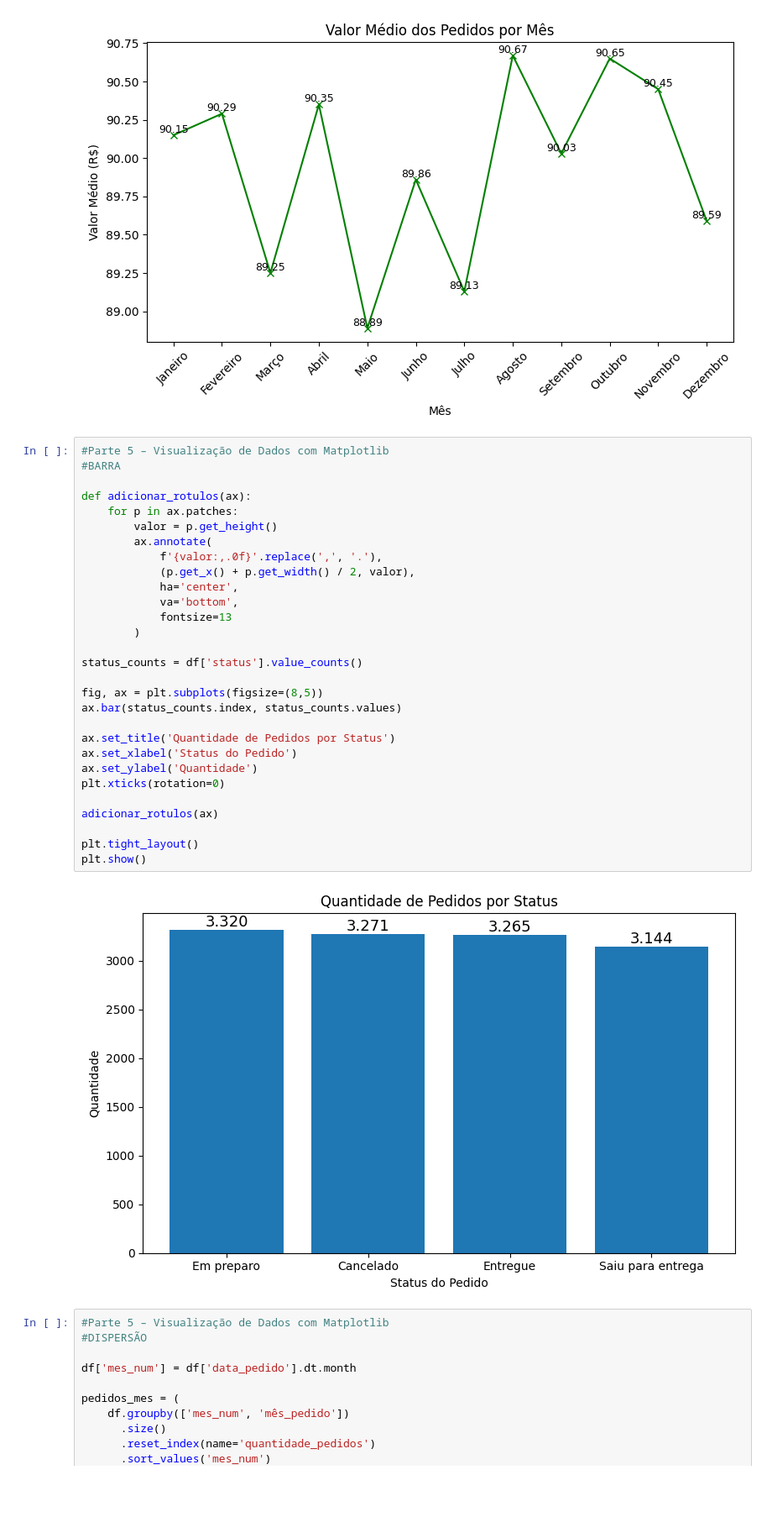
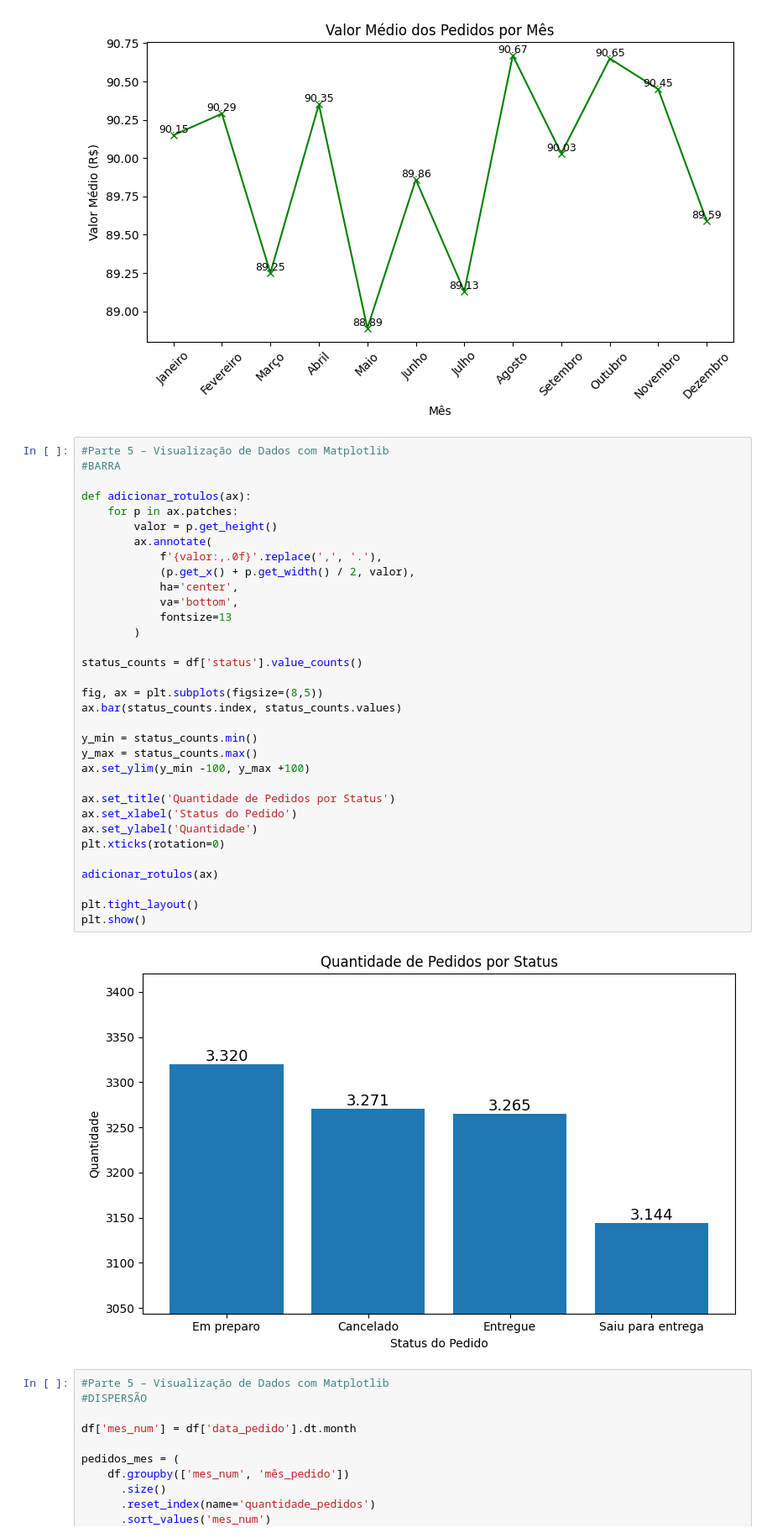
Before and after one commit to aneguimaraestf/CursoSenac20250791, a Jupyter notebook: Atividade - Pandas e Matplotlib/Resolução_Atividade.ipynb, the cells around one changed output. Shown at 84% size. Drawn from its saved outputs; the diff is of its cells as text; blank space fills up the shorter version.

```diff
--- a/Atividade - Pandas e Matplotlib/Resolução_Atividade.ipynb
+++ b/Atividade - Pandas e Matplotlib/Resolução_Atividade.ipynb
@@ -444,34 +444,38 @@ plt.show()
 # %%
 #Parte 5 – Visualização de Dados com Matplotlib
 #BARRA
 
 def adicionar_rotulos(ax):
     for p in ax.patches:
         valor = p.get_height()
         ax.annotate(
             f'{valor:,.0f}'.replace(',', '.'),
             (p.get_x() + p.get_width() / 2, valor),
             ha='center',
             va='bottom',
             fontsize=13
         )
 
 status_counts = df['status'].value_counts()
 
 fig, ax = plt.subplots(figsize=(8,5))
 ax.bar(status_counts.index, status_counts.values)
 
+y_min = status_counts.min()
+y_max = status_counts.max()
+ax.set_ylim(y_min -100, y_max +100)
+
 ax.set_title('Quantidade de Pedidos por Status')
 ax.set_xlabel('Status do Pedido')
 ax.set_ylabel('Quantidade')
 plt.xticks(rotation=0)
 
 adicionar_rotulos(ax)
 
 plt.tight_layout()
 plt.show()
 # %% [output]
-[figure, old version]
+[figure, new version]
 # %%
 #Parte 5 – Visualização de Dados com Matplotlib
 #DISPERSÃO
```
Also changed, not shown: parts of 1 cell of this notebook.
